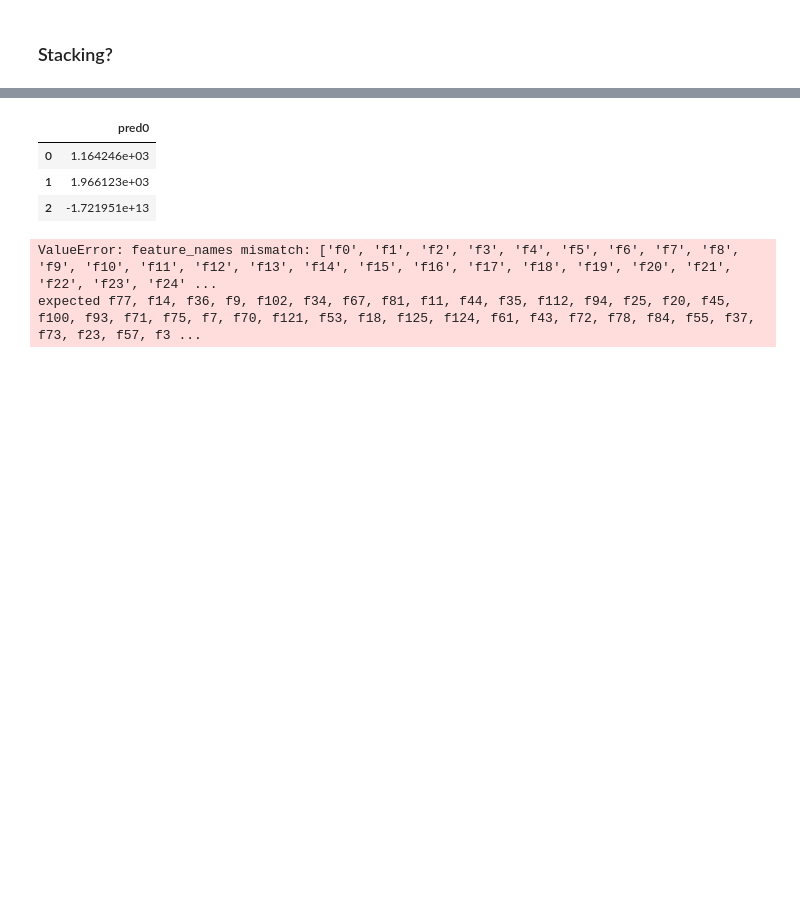
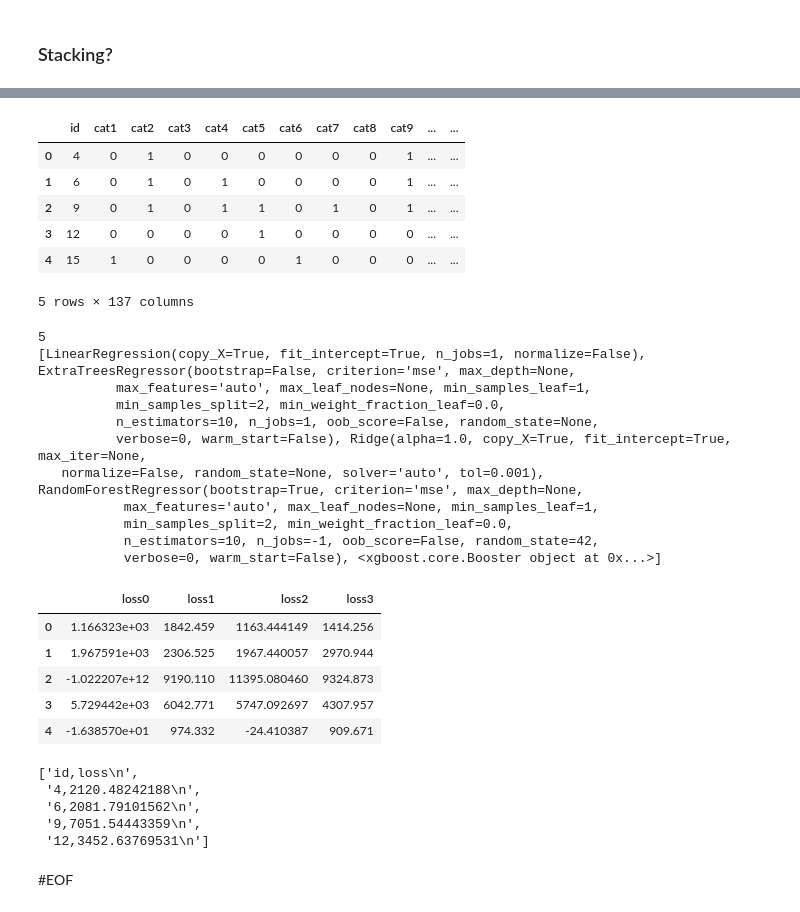
Before and after one commit to llathrop/Kagglescripts, a Jupyter notebook: allstate-claim-severity/notebook.ipynb, the cells around one changed output, grey strips where cells are left out. Saved outputs shown, nothing was run; the diff lists cells and outputs as text; code cells hidden in the pictures; blank space fills up the shorter version.

Commit message:
feat: get something that looks like stacking working.

```diff
--- a/allstate-claim-severity/notebook.ipynb
+++ b/allstate-claim-severity/notebook.ipynb
@@ -665,20 +706,53 @@ re-fit time:55.756s
 # %%
 #ok, we trained xgb with the predictions, now make predictions based on that, and save them
-test_data_with_pred=test_data[['id','loss']].copy()
+display(test_data.head(5))
+test_data_with_pred=test_data[['id']].copy()
 for ii in range(i+1):
-    test_data_with_pred['pred'+str(ii)]=test_data['loss'+str(ii)]
-test_data_with_pred.drop(['id','loss'],1,inplace=True)
-display(test_data_with_pred.head(3))
+    test_data_with_pred['loss'+str(ii)]=test_data['loss'+str(ii)]
+print(len(regrList))
+print(regrList)
+test_data_with_pred.drop(['id'  ],1,inplace=True)
+display(test_data_with_pred.head(5))
 
-dtest = xgb.DMatrix(test_data_with_pred.values)
+#minmax scaler
+test_data_with_pred = scaler.fit_transform(test_data_with_pred)
+
+dtest = xgb.DMatrix(test_data_with_pred)
+#test_data.drop(['loss'] ,1,inplace=True)
 test_data['loss']= gbdt.predict(dtest)
-resultxgb=test_data[['id','loss']]
-output_fname="result_submission_xgb.csv"
-writeData(resultxgb,output_fname)
+
+resultxgb=test_data[['id','loss',]]
+output_fname="result_submission_stack.csv"
+display(writeData(resultxgb,output_fname))
 # %% [output]
-|  | pred0 |
-| 0 | 1.164246e+03 |
-| 1 | 1.966123e+03 |
-| 2 | -1.721951e+13 |
+|  | id | cat1 | cat2 | cat3 | cat4 | cat5 | cat6 | cat7 | cat8 | cat9 | ... | ... |
+| 0 | 4 | 0 | 1 | 0 | 0 | 0 | 0 | 0 | 0 | 1 | ... | ... |
+| 1 | 6 | 0 | 1 | 0 | 1 | 0 | 0 | 0 | 0 | 1 | ... | ... |
+| 2 | 9 | 0 | 1 | 0 | 1 | 1 | 0 | 1 | 0 | 1 | ... | ... |
+| 3 | 12 | 0 | 0 | 0 | 0 | 1 | 0 | 0 | 0 | 0 | ... | ... |
+| 4 | 15 | 1 | 0 | 0 | 0 | 0 | 1 | 0 | 0 | 0 | ... | ... |
-ValueError: feature_names mismatch: ['f0', 'f1', 'f2', 'f3', 'f4', 'f5', 'f6', 'f7', 'f8', 'f9', 'f10', 'f11', 'f12', 'f13', 'f14', 'f15', 'f16', 'f17', 'f18', 'f19', 'f20', 'f21', 'f22', 'f23', 'f24' ...
-expected f77, f14, f36, f9, f102, f34, f67, f81, f11, f44, f35, f112, f94, f25, f20, f45, f100, f93, f71, f75, f7, f70, f121, f53, f18, f125, f124, f61, f43, f72, f78, f84, f55, f37, f73, f23, f57, f3 ...
+5 rows × 137 columns
+5
+[LinearRegression(copy_X=True, fit_intercept=True, n_jobs=1, normalize=False), ExtraTreesRegressor(bootstrap=False, criterion='mse', max_depth=None,
+          max_features='auto', max_leaf_nodes=None, min_samples_leaf=1,
+          min_samples_split=2, min_weight_fraction_leaf=0.0,
+          n_estimators=10, n_jobs=1, oob_score=False, random_state=None,
+          verbose=0, warm_start=False), Ridge(alpha=1.0, copy_X=True, fit_intercept=True, max_iter=None,
+   normalize=False, random_state=None, solver='auto', tol=0.001), RandomForestRegressor(bootstrap=True, criterion='mse', max_depth=None,
+           max_features='auto', max_leaf_nodes=None, min_samples_leaf=1,
+           min_samples_split=2, min_weight_fraction_leaf=0.0,
+           n_estimators=10, n_jobs=-1, oob_score=False, random_state=42,
+           verbose=0, warm_start=False), <xgboost.core.Booster object at 0x...>]
+|  | loss0 | loss1 | loss2 | loss3 |
+| 0 | 1.166323e+03 | 1842.459 | 1163.444149 | 1414.256 |
+| 1 | 1.967591e+03 | 2306.525 | 1967.440057 | 2970.944 |
+| 2 | -1.022207e+12 | 9190.110 | 11395.080460 | 9324.873 |
+| 3 | 5.729442e+03 | 6042.771 | 5747.092697 | 4307.957 |
+| 4 | -1.638570e+01 | 974.332 | -24.410387 | 909.671 |
+['id,loss\n',
+ '4,2120.48242188\n',
+ '6,2081.79101562\n',
+ '9,7051.54443359\n',
+ '12,3452.63769531\n']
+# %% [markdown]
+#EOF
```
Also changed, not shown: parts of 19 cells of this notebook.
